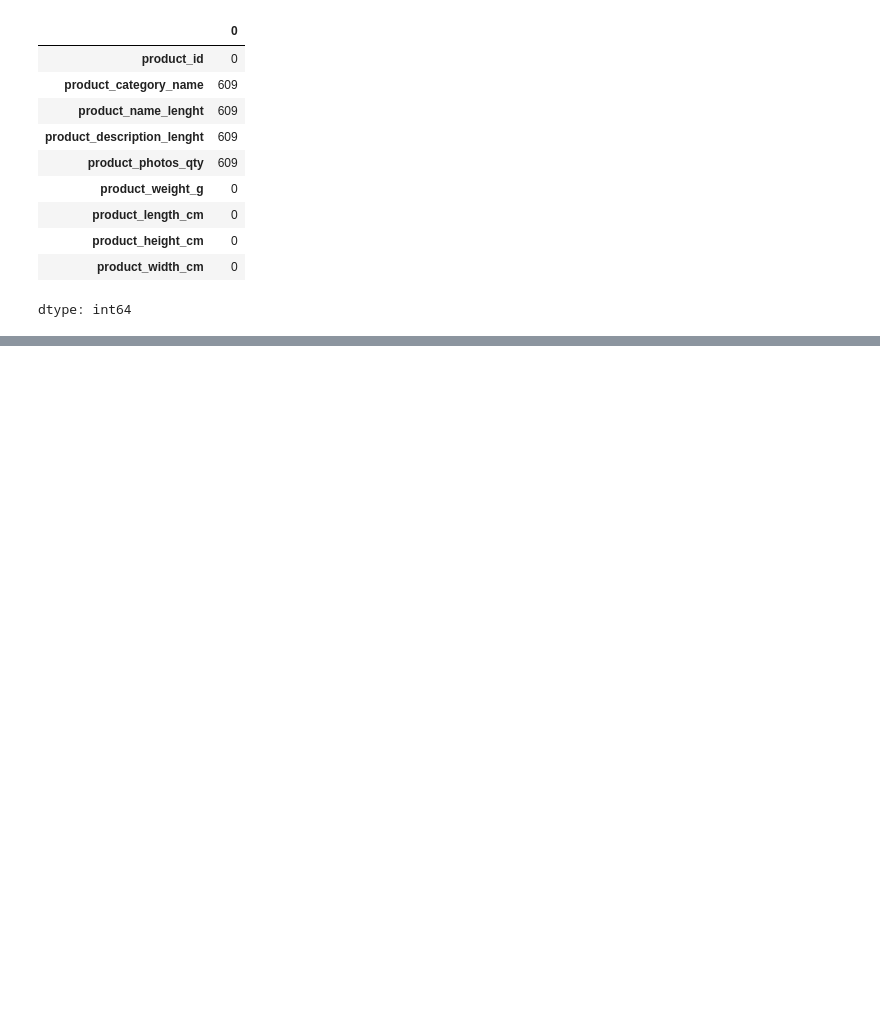
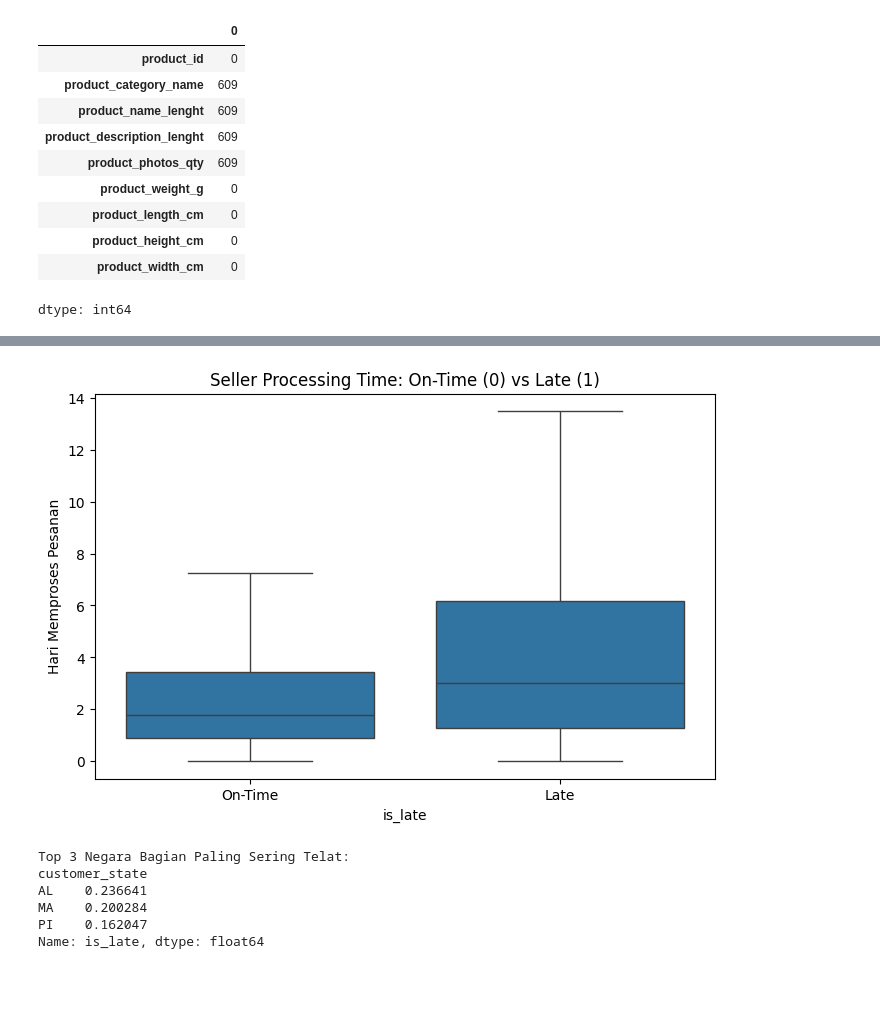
Before and after one commit to aurllyc/aurllyc-UAS-Data-Mining, a Jupyter notebook: UAS_Aurellia_Nur_Fitria_23_11_5894_311_23S1IF_BigData5_BIG_DATA_&_DATA_MINING.ipynb, the cells around one changed output, grey strips where cells are left out. Drawn from its saved outputs; the diff is of its cells as text; code cells hidden in the pictures; blank space fills up the shorter version.

```diff
--- a/UAS_Aurellia_Nur_Fitria_23_11_5894_311_23S1IF_BigData5_BIG_DATA_&_DATA_MINING.ipynb
+++ b/UAS_Aurellia_Nur_Fitria_23_11_5894_311_23S1IF_BigData5_BIG_DATA_&_DATA_MINING.ipynb
@@ -295,2 +602,23 @@ dtype: int64
+# %%
+# Analisis Perilaku Seller
+# Apakah seller yang lambat memproses barang cenderung bikin telat?
+plt.figure(figsize=(8, 5))
+
+# limit y-axis agar outlier ekstrem tidak merusak grafik
+sns.boxplot(x='is_late', y='seller_processing_time', data=df, showfliers=False)
+plt.title('Seller Processing Time: On-Time (0) vs Late (1)')
+plt.ylabel('Hari Memproses Pesanan')
+plt.xticks([0, 1], ['On-Time', 'Late'])
+plt.show()
+
+print(f"Top 3 Negara Bagian Paling Sering Telat:\n{state_late_rate.head(3)}")
+# %% [output]
+[figure, added]
+Top 3 Negara Bagian Paling Sering Telat:
+customer_state
+AL    0.236641
+MA    0.200284
+PI    0.162047
+Name: is_late, dtype: float64
 # %% [markdown]
 #
```
Also changed, not shown: parts of 25 cells of this notebook.
